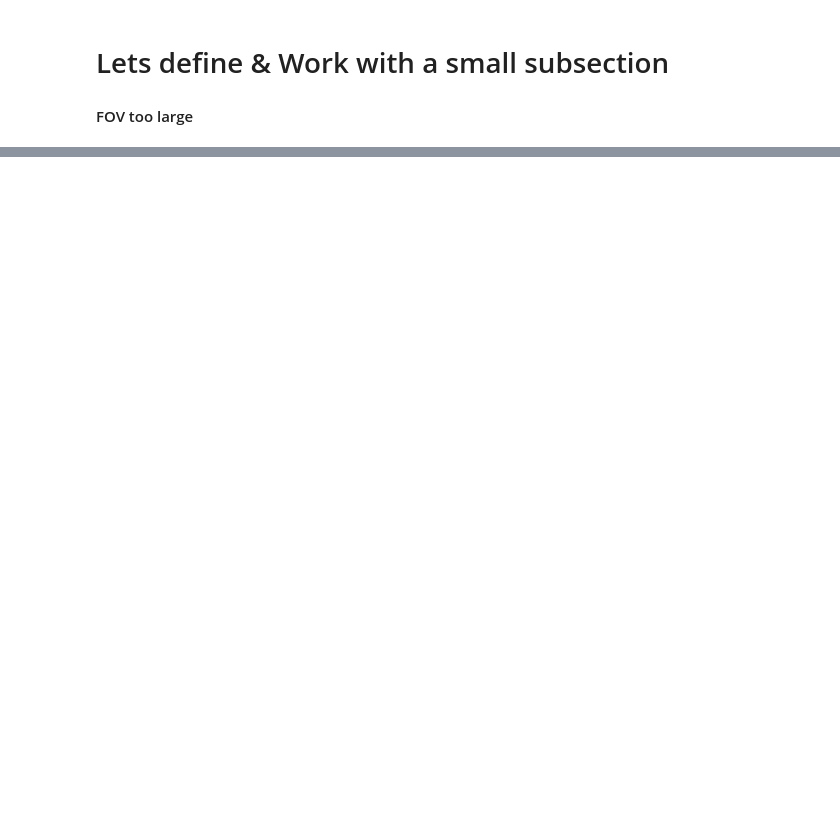
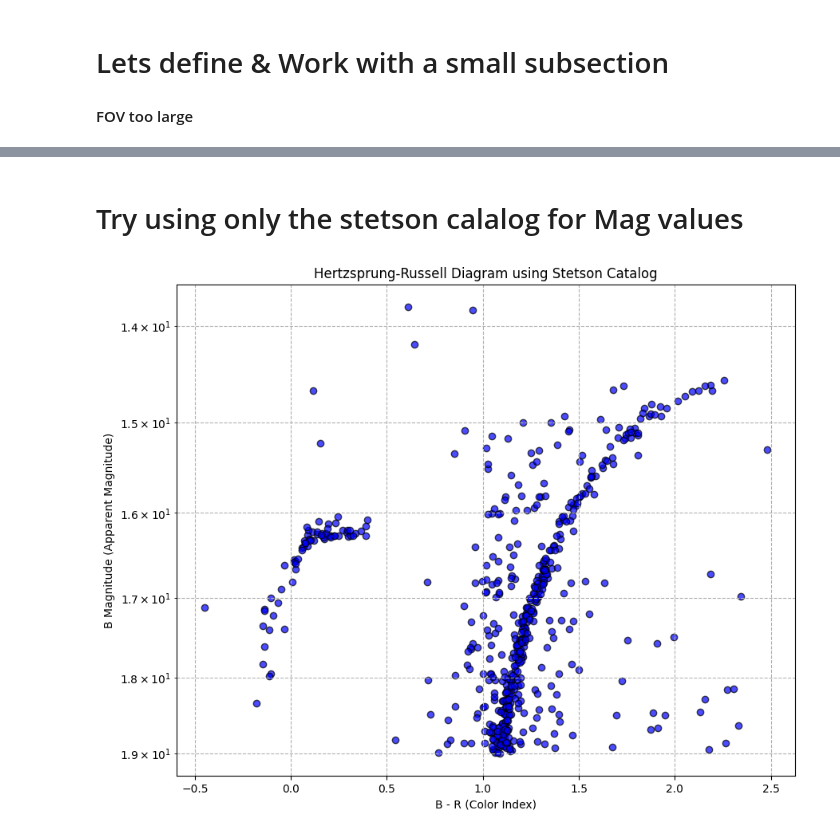
Before and after one commit to TheRealCass/Observing-M13, a Jupyter notebook: pipeline stage 2.ipynb, the cells around one changed output, grey strips where cells are left out. Drawn from its saved outputs; the diff is of its cells as text; code cells hidden in the pictures; blank space fills up the shorter version.

```diff
--- a/pipeline stage 2.ipynb
+++ b/pipeline stage 2.ipynb
@@ -240,0 +235,27 @@ plt.savefig(DIRECTORY + "TWIRL peaks in curout.jpg")
+# %% [markdown]
+# Try using only the stetson calalog for Mag values
+# %%
+# Assuming you have the B and R magnitudes from your matched data
+B_magnitudes = stetson['B']
+R_magnitudes = stetson['R']
+
+# Calculate the color index (B-R)
+color_index = B_magnitudes - R_magnitudes
+
+# Use B magnitudes as the "apparent magnitude" for demonstration purposes
+apparent_magnitude = B_magnitudes
+
+# Create the HR diagram
+plt.figure(figsize=(10, 8))
+plt.scatter(color_index, apparent_magnitude, color='blue', edgecolors='k', alpha=0.7)
+plt.yscale('log')  # Use logarithmic scale for the y-axis
+plt.gca().invert_yaxis()  # Invert y-axis for HR diagram
+plt.xlabel('B - R (Color Index)')
+plt.ylabel('B Magnitude (Apparent Magnitude)')
+plt.title('Hertzsprung-Russell Diagram using Stetson Catalog')
+plt.grid(True, which="both", ls="--")  # Grid for both major and minor ticks
+
+# Show the plot
+plt.show()
+# %% [output]
+[figure, added]
```
Also changed, not shown: parts of 31 cells of this notebook, 10 other files.
